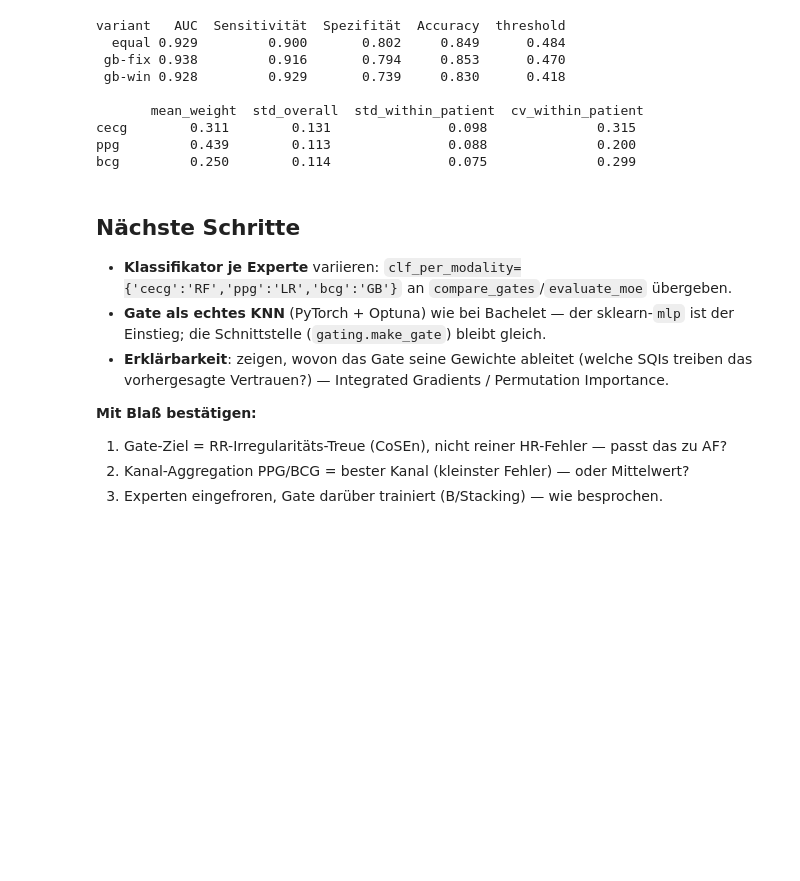
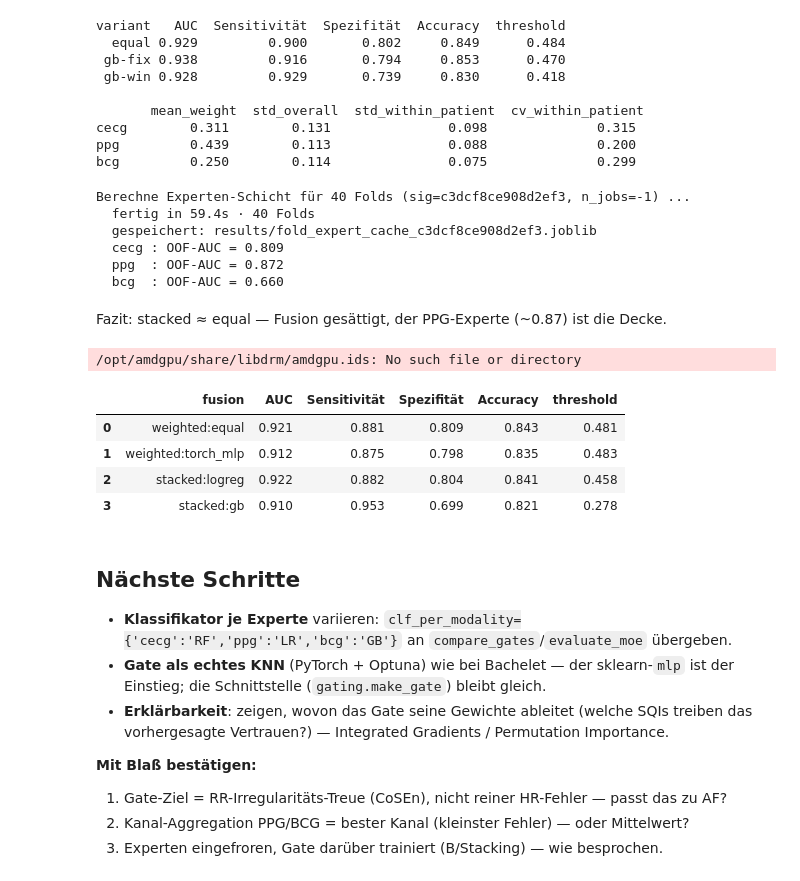
Before and after one commit to Jesus-Cracker/BA, a Jupyter notebook: notebooks/02_experts_gating.ipynb, the cells around one changed output. Drawn from its saved outputs; the diff is of its cells as text; code cells hidden in the pictures; blank space fills up the shorter version.

```diff
--- a/notebooks/02_experts_gating.ipynb
+++ b/notebooks/02_experts_gating.ipynb
@@ -51,8 +50,8 @@ import gating as G
 import fusion_cv as CV
 import models as M
 
-DATA_ROOT = '../data/patients/'
-DATA_DIR  = '../results/'
+DATA_ROOT = 'data/patients/'
+DATA_DIR  = 'results/'
 
 # Feature-Tabelle aus Notebook 01 (jüngste features_sqi_*.csv nehmen)
 feat_files = sorted(glob.glob(os.path.join(DATA_DIR, 'features_sqi_*.csv')), key=os.path.getmtime)
@@ -350,6 +293,40 @@ variant   AUC  Sensitivität  Spezifität  Accuracy  threshold
 cecg        0.311        0.131               0.098              0.315
 ppg         0.439        0.113               0.088              0.200
 bcg         0.250        0.114               0.075              0.299
+# %%
+# #1+#2: stärkere + kalibrierte Experten -> eigener Fold-Cache (Signatur enthält +cal)
+MIX = {'cecg': 'XGB+cal', 'ppg': 'LR+cal', 'bcg': 'XGB+cal'}
+fold_cache_mix = CV.precompute_folds(df, y, groups, clf_per_modality=MIX,
+                                     inner_splits=5, random_state=42, n_jobs=-1,
+                                     cache_dir=DATA_DIR)
+
+from sklearn.metrics import roc_auc_score
+oof_mix = X.oof_expert_probs(df, y, groups, clf_per_modality=MIX, n_splits=5)
+for m in G.ORDER:                       # gegen LR: cECG 0.787 / PPG 0.884 / BCG 0.680
+    print(f'  {m:5s}: OOF-AUC = {roc_auc_score(y, oof_mix[f"p_{m}"]):.3f}')
+# %% [output]
+Berechne Experten-Schicht für 40 Folds (sig=c3dcf8ce908d2ef3, n_jobs=-1) ...
+  fertig in 59.4s · 40 Folds
+  gespeichert: results/fold_expert_cache_c3dcf8ce908d2ef3.joblib
+  cecg : OOF-AUC = 0.809
+  ppg  : OOF-AUC = 0.872
+  bcg  : OOF-AUC = 0.660
+# %% [markdown]
+Fazit: stacked ≈ equal — Fusion gesättigt, der PPG-Experte (~0.87) ist die Decke.
+# %%
+# #3: gewichtete vs. gestapelte Fusion auf denselben Experten/Folds
+fus = CV.compare_fusion(df, rel, y, groups, clf_per_modality=MIX,
+                        weighted_gates=('equal', 'torch_mlp'),   # torch_mlp braucht gate_params=best_torch + target_metric
+                        stack_clfs=('logreg', 'gb'),
+                        inner_splits=5, min_spec=0.80, fold_cache=fold_cache_mix)
+fus.round(3)
+# %% [output]
+/opt/amdgpu/share/libdrm/amdgpu.ids: No such file or directory
+|  | fusion | AUC | Sensitivität | Spezifität | Accuracy | threshold |
+| 0 | weighted:equal | 0.921 | 0.881 | 0.809 | 0.843 | 0.481 |
+| 1 | weighted:torch_mlp | 0.912 | 0.875 | 0.798 | 0.835 | 0.483 |
+| 2 | stacked:logreg | 0.922 | 0.882 | 0.804 | 0.841 | 0.458 |
+| 3 | stacked:gb | 0.910 | 0.953 | 0.699 | 0.821 | 0.278 |
 # %% [markdown]
 ## Nächste Schritte
 
```
Also changed, not shown: parts of 19 cells of this notebook, 2 other files.
